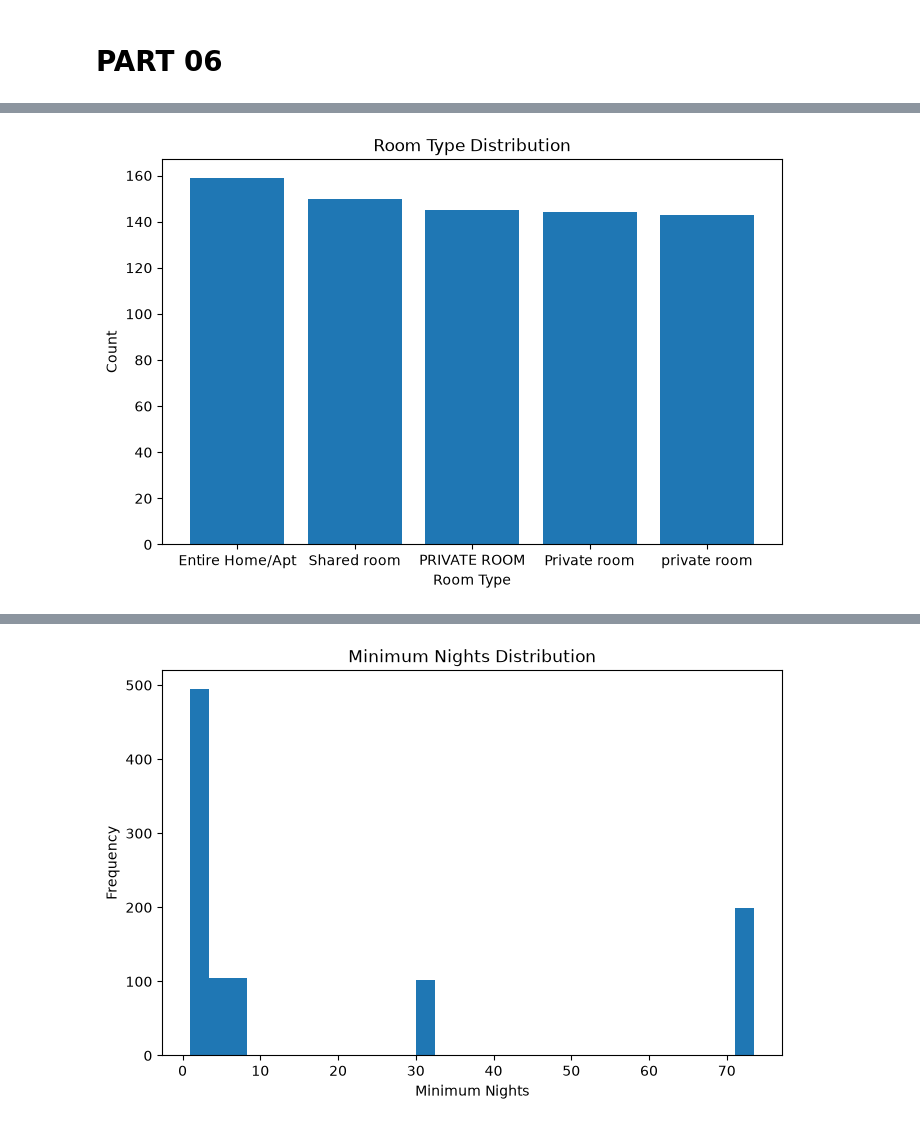
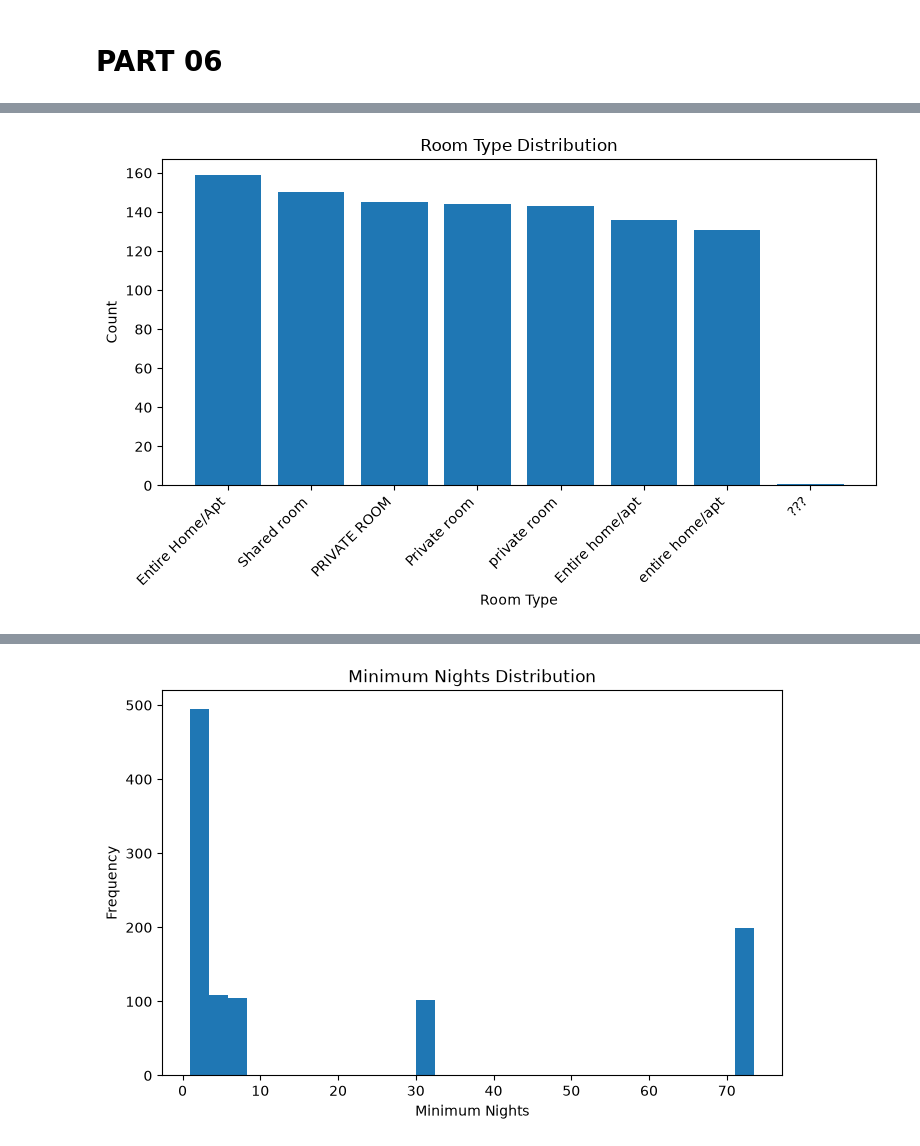
Before and after one commit to githubzohaib/Zohaib-Ali-Assignment-06-AI-DS, a Jupyter notebook: Pandas_Assignment_02.ipynb, the cells around one changed output, grey strips where cells are left out. Saved outputs shown, nothing was run; the diff lists cells and outputs as text; code cells hidden in the pictures.

```diff
--- a/Pandas_Assignment_02.ipynb
+++ b/Pandas_Assignment_02.ipynb
@@ -723,0 +984,7 @@ plt.show()
+# %%
+# Graph sai identify hoa abhi bhi kuch extra values hain jinko need hai remove krnei ki so
+# replace krdia usei mode sai sb sei zyda repeated values sai because categorical column hai
+
+data.neighbourhood = data.neighbourhood.replace( ["??", "/", "tyt", "---"] , data.neighbourhood.mode()[0] )
+
+data.neighbourhood.value_counts()
@@ -724,14 +1019,20 @@ plt.show()
 # %%
-count = data.room_type.value_counts().head()
+# Same here overlapping avoid krnei kai liye
+
+count = data.room_type.value_counts()
 
 plt.figure(figsize=(8,5))
 
 plt.bar(x=count.index, height=count.values)
 
 plt.title("Room Type Distribution")
 plt.xlabel("Room Type")
 plt.ylabel("Count")
 
+plt.xticks(rotation=45, ha="right")
+
+plt.tight_layout()
+
 plt.show()
 # %% [output]
-[figure, old version]
+[figure, new version]
```
Also changed, not shown: parts of 42 cells of this notebook.
